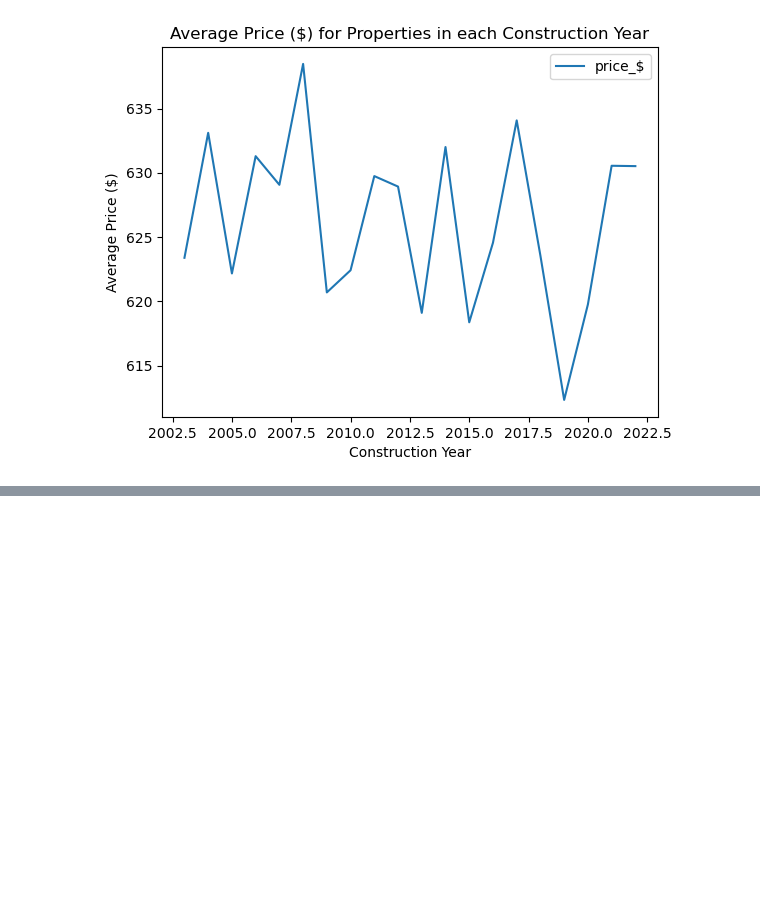
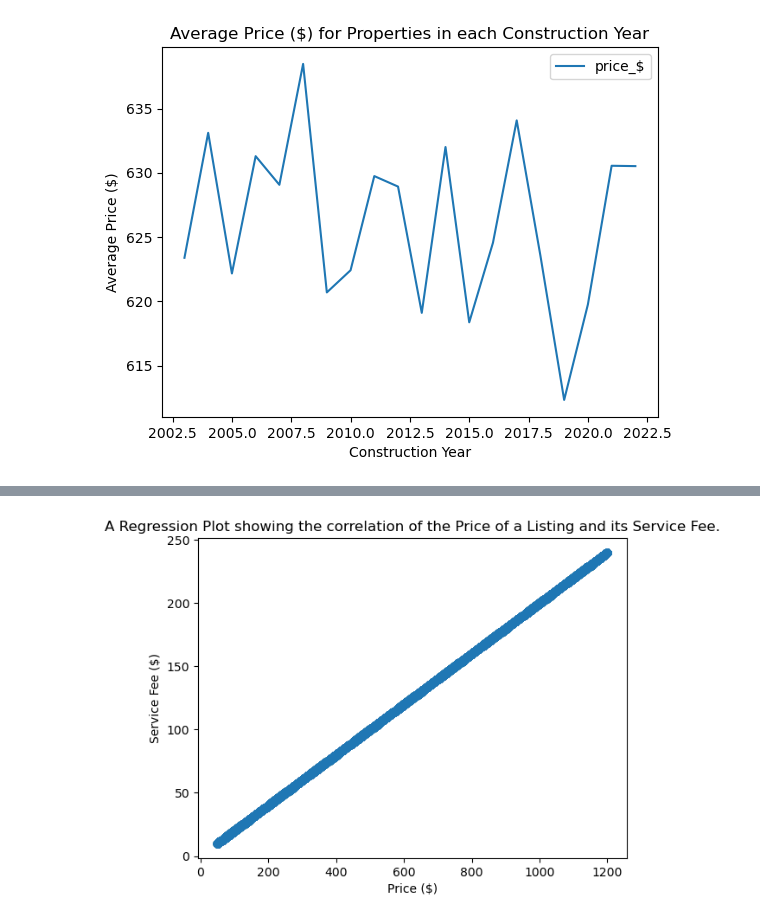
Before and after one commit to Shilpa3107/VOIS_AICTE_Oct2025_Shilpa-Sinha, a Jupyter notebook: Airbnb Booking Analysis.ipynb, the cells around one changed output, grey strips where cells are left out. Drawn from its saved outputs; the diff is of its cells as text; code cells hidden in the pictures; blank space fills up the shorter version.

```diff
--- a/Airbnb Booking Analysis.ipynb
+++ b/Airbnb Booking Analysis.ipynb
@@ -201,0 +248,7 @@ plt.title('Average Price ($) for Properties in each Construction Year');
+# %%
+sns.regplot(df,x = 'price_$', y= 'service_fee_$');
+plt.xlabel('Price ($)');
+plt.ylabel('Service Fee ($)');
+plt.title('A Regression Plot showing the correlation of the Price of a Listing and its Service Fee.');
+# %% [output]
+[figure, added]
```
Also changed, not shown: parts of 8 cells of this notebook.
